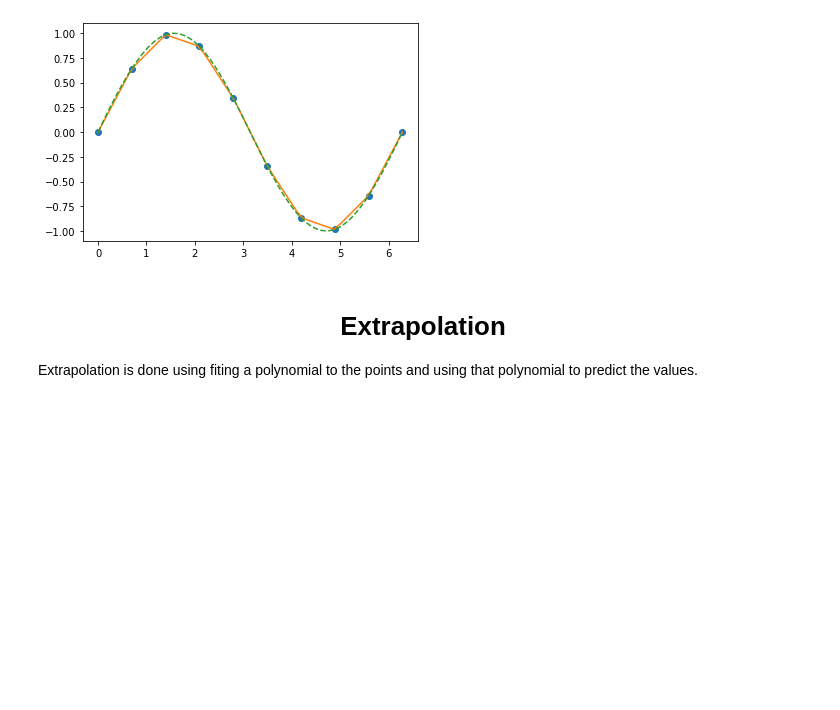
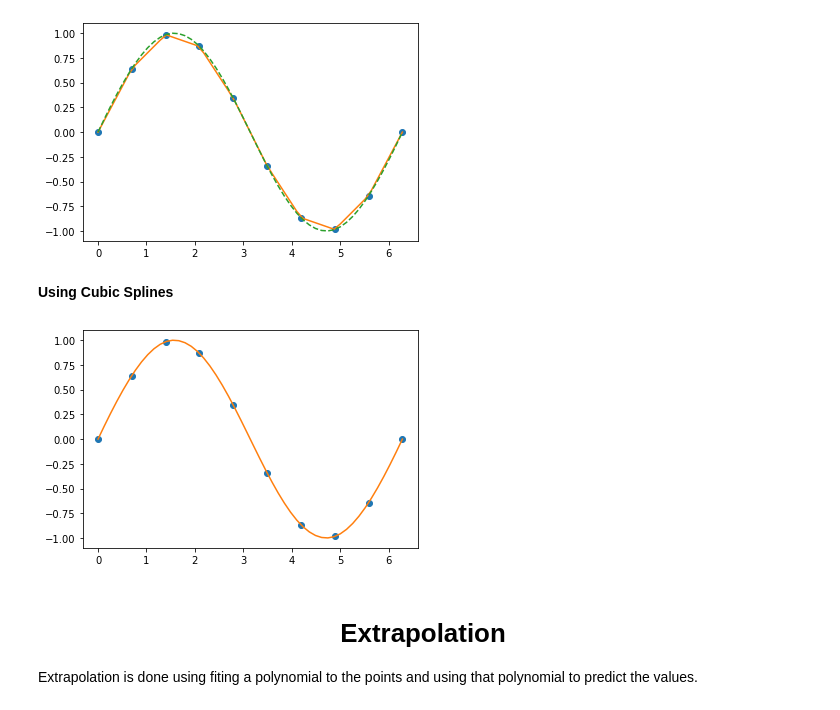
Before and after one commit to Dishendramishra/python_tuts, a Jupyter notebook: tutorial.ipynb, the cells around one changed output. Drawn from its saved outputs; the diff is of its cells as text; code cells hidden in the pictures; blank space fills up the shorter version.

Commit message:
dded spline method

```diff
--- a/tutorial.ipynb
+++ b/tutorial.ipynb
@@ -63,6 +65,20 @@ plt.plot(xvals,f2(xvals),"--")
 plt.show()
 # %% [output]
 [figure]
+# %% [markdown]
+**Using Cubic Splines**
+# %%
+x = np.linspace(0, 2*np.pi, 10)
+y = np.sin(x)
+plt.plot(x, y, 'o')
+
+xvals = np.linspace(0, 2*np.pi, 50)
+cs = CubicSpline(x,y)
+
+plt.plot(xvals,cs(xvals))
+plt.show()
+# %% [output]
+[figure, added]
 # %% [markdown]
 <h1 align="center">Extrapolation</h1>
 
```
Also changed, not shown: parts of 2 cells of this notebook.
